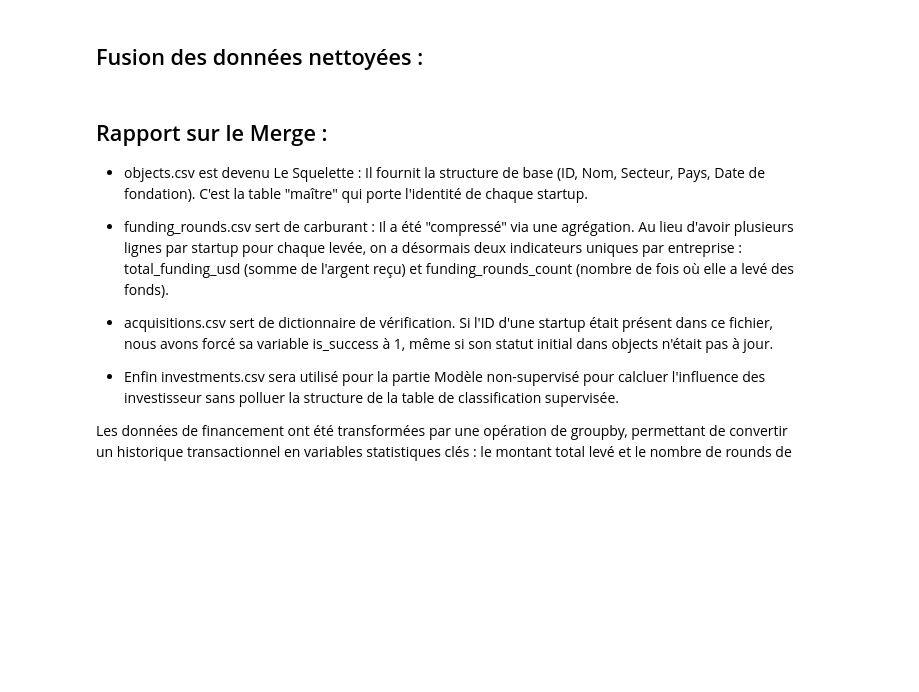
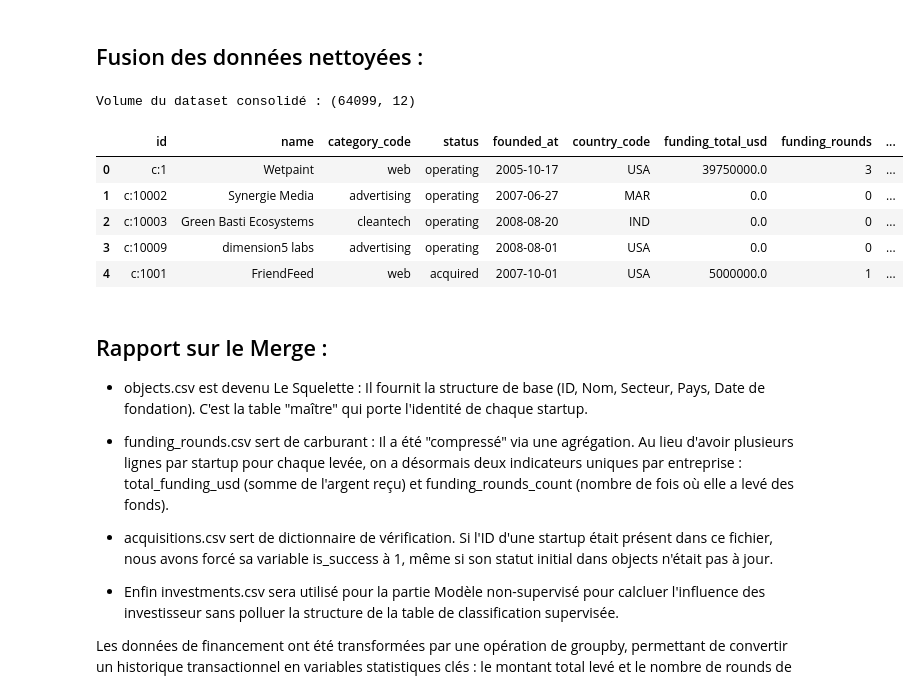
Before and after one commit to yuba0/Unicorn_Project, a Jupyter notebook: notebooks/WhereisUnicorn.ipynb, the cells around one changed output. Saved outputs shown, nothing was run; the diff lists cells and outputs as text; code cells hidden in the pictures; blank space fills up the shorter version.

```diff
--- a/notebooks/WhereisUnicorn.ipynb
+++ b/notebooks/WhereisUnicorn.ipynb
@@ -238,39 +389,47 @@ plt.show()
 # %% [markdown]
 ## Fusion des données nettoyées :
 # %%
-# 1. Agrégation des levées de fonds par startup
+# Agrégation des levées de fonds par startup
 # On calcule le montant total levé et le nombre de rounds pour chaque entreprise
 df_rounds_agg = df_rounds_clean.groupby('object_id').agg({
     'raised_amount_usd': 'sum',
     'funding_round_type': 'count'
 }).rename(columns={
     'raised_amount_usd': 'total_funding_usd',
     'funding_round_type': 'funding_rounds_count'
 }).reset_index()
 
-# 2. Fusion de la table Objects avec les données financières
+# Fusion de la table Objects avec les données financières
 # Utilisation d'un 'left join' pour garder toutes les boîtes nettoyées
-df_final = pd.merge(df_objects, df_rounds_agg, left_on='id', right_on='object_id', how='left')
+df_final = pd.merge(df_objects_clean, df_rounds_agg, left_on='id', right_on='object_id', how='left')
 
-# 3. Marquage des succès via la table Acquisitions
+# Marquage des succès via la table Acquisitions
 # On vérifie si l'ID de la startup est présent dans la liste des acquisitions
 df_final = pd.merge(df_final, df_acq_clean[['acquired_object_id', 'acquired_at']],
                     left_on='id', right_on='acquired_object_id', how='left')
 
-# 4. Finalisation de la variable cible 'is_success'
+# Finalisation de la variable cible 'is_success'
 # Une startup a réussi si elle est déjà marquée 'acquired'/'ipo' OU si elle est dans df_acq
 df_final['is_success'] = df_final['is_success'].fillna(0)
 df_final.loc[df_final['acquired_at'].notnull(), 'is_success'] = 1
 
-# 5. Nettoyage final post-fusion
+# Nettoyage final post-fusion
 df_final['total_funding_usd'] = df_final['total_funding_usd'].fillna(0)
 df_final['funding_rounds_count'] = df_final['funding_rounds_count'].fillna(0)
 
 # Suppression des colonnes techniques de jointure devenues inutiles
 df_final.drop(columns=['object_id', 'acquired_object_id', 'acquired_at'], inplace=True)
 
 print(f"Volume du dataset consolidé : {df_final.shape}")
 display(df_final.head())
+# %% [output]
+Volume du dataset consolidé : (64099, 12)
+|  | id | name | category_code | status | founded_at | country_code | funding_total_usd | funding_rounds | ... |
+| 0 | c:1 | Wetpaint | web | operating | 2005-10-17 | USA | 39750000.0 | 3 | ... |
+| 1 | c:10002 | Synergie Media | advertising | operating | 2007-06-27 | MAR | 0.0 | 0 | ... |
+| 2 | c:10003 | Green Basti Ecosystems | cleantech | operating | 2008-08-20 | IND | 0.0 | 0 | ... |
+| 3 | c:10009 | dimension5 labs | advertising | operating | 2008-08-01 | USA | 0.0 | 0 | ... |
+| 4 | c:1001 | FriendFeed | web | acquired | 2007-10-01 | USA | 5000000.0 | 1 | ... |
 # %% [markdown]
 ## Rapport sur le Merge :
 
```
Also changed, not shown: parts of 34 cells of this notebook.
